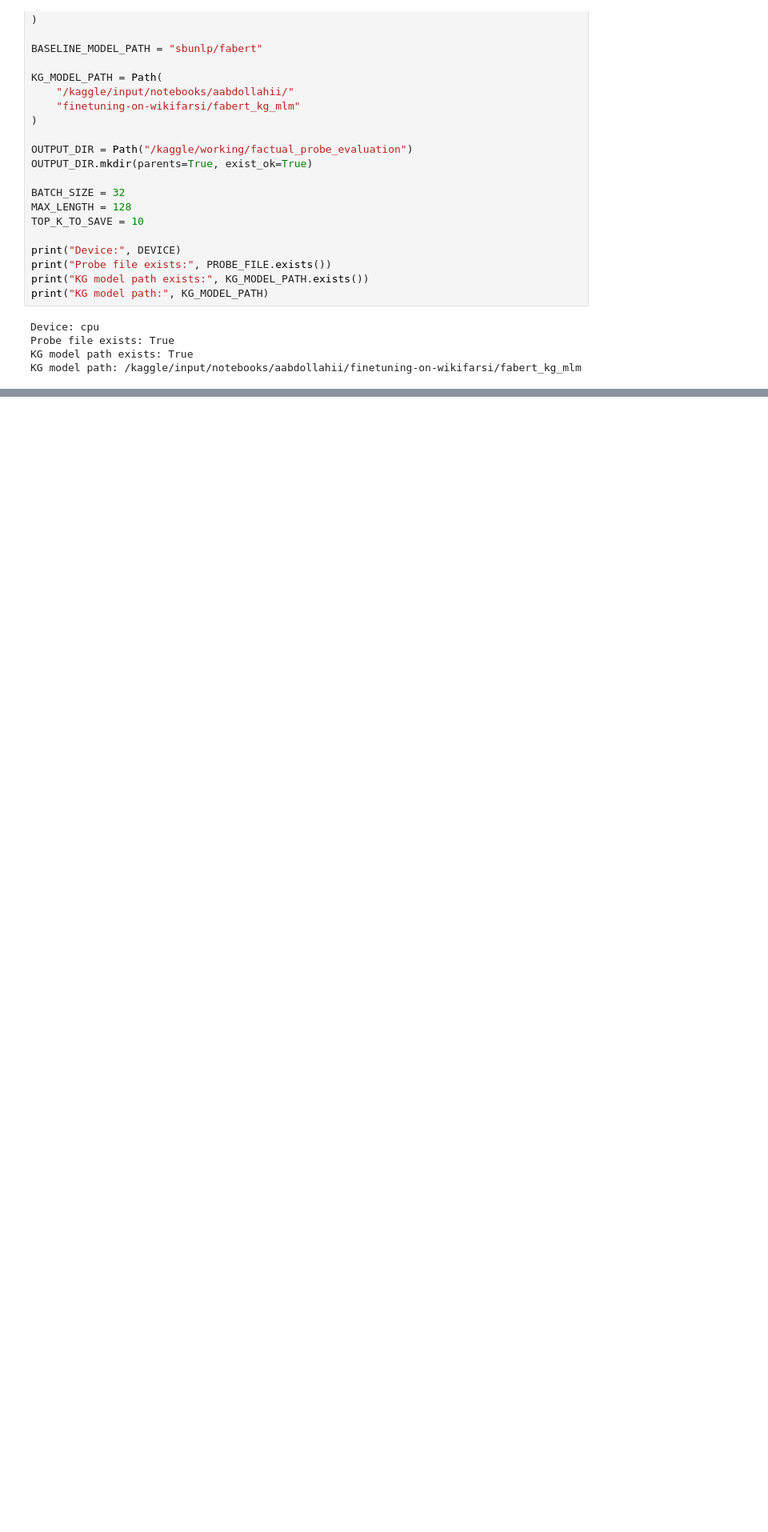
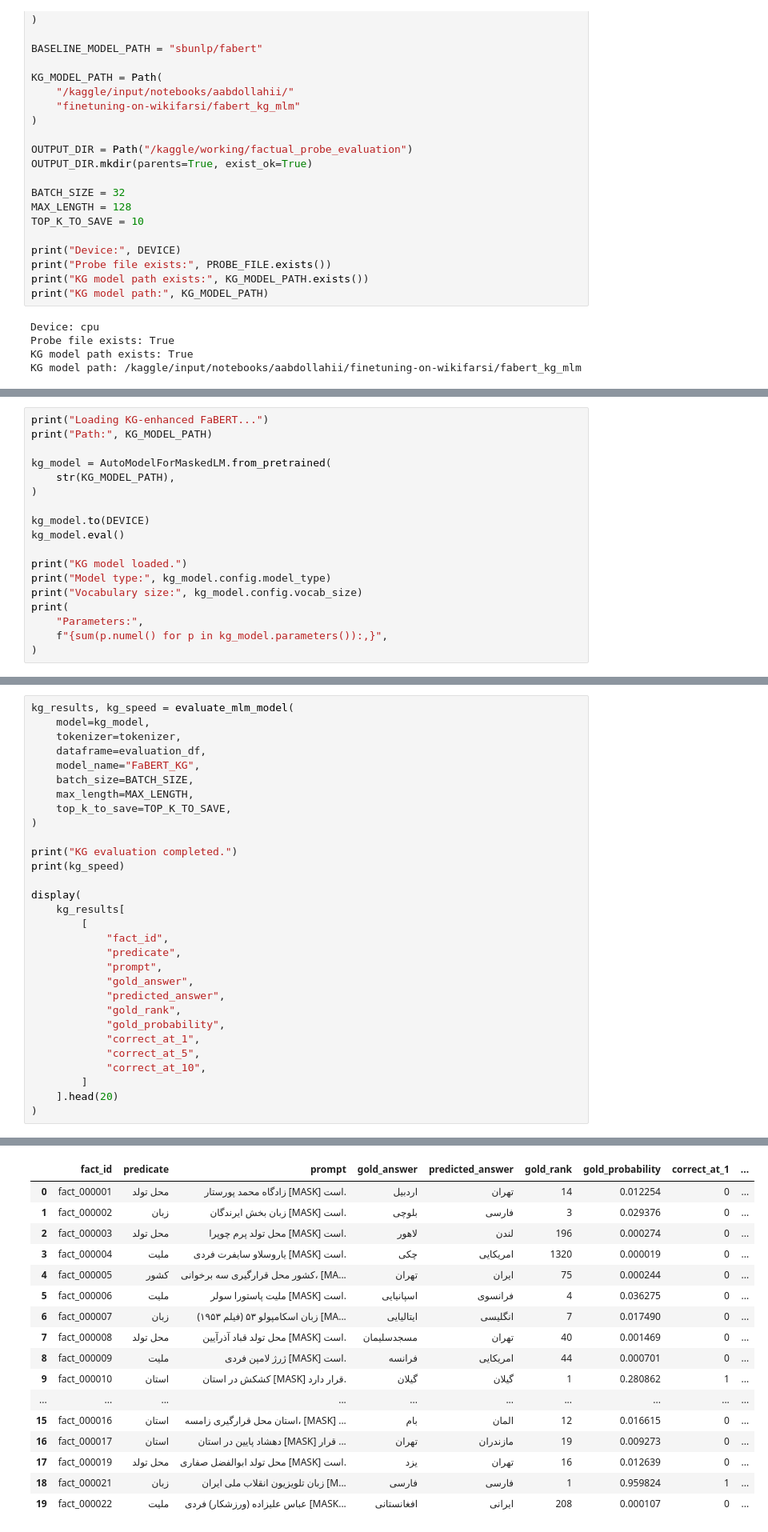
Before and after one commit to alabhastam/Powerful-Combination-of-FaBERT-and-Farsnet, a Jupyter notebook: 7-final-testing-fabert.ipynb, the cells around one changed output, grey strips where cells are left out. Shown at 80% size. Saved outputs shown, nothing was run; the diff lists cells and outputs as text; blank space fills up the shorter version.

```diff
--- a/7-final-testing-fabert.ipynb
+++ b/7-final-testing-fabert.ipynb
@@ -460,0 +1050,18 @@ KG model path: /kaggle/input/notebooks/aabdollahii/finetuning-on-wikifarsi/faber
+# %%
+print("Loading KG-enhanced FaBERT...")
+print("Path:", KG_MODEL_PATH)
+
+kg_model = AutoModelForMaskedLM.from_pretrained(
+    str(KG_MODEL_PATH),
+)
+
+kg_model.to(DEVICE)
+kg_model.eval()
+
+print("KG model loaded.")
+print("Model type:", kg_model.config.model_type)
+print("Vocabulary size:", kg_model.config.vocab_size)
+print(
+    "Parameters:",
+    f"{sum(p.numel() for p in kg_model.parameters()):,}",
+)
@@ -460,0 +1075,31 @@ KG model path: /kaggle/input/notebooks/aabdollahii/finetuning-on-wikifarsi/faber
+# %%
+kg_results, kg_speed = evaluate_mlm_model(
+    model=kg_model,
+    tokenizer=tokenizer,
+    dataframe=evaluation_df,
+    model_name="FaBERT_KG",
+    batch_size=BATCH_SIZE,
+    max_length=MAX_LENGTH,
+    top_k_to_save=TOP_K_TO_SAVE,
+)
+
+print("KG evaluation completed.")
+print(kg_speed)
+
+display(
+    kg_results[
+        [
+            "fact_id",
+            "predicate",
+            "prompt",
+            "gold_answer",
+            "predicted_answer",
+            "gold_rank",
+            "gold_probability",
+            "correct_at_1",
+            "correct_at_5",
+            "correct_at_10",
+        ]
+    ].head(20)
+)
+# %% [output]
@@ -460,0 +1108,17 @@ KG model path: /kaggle/input/notebooks/aabdollahii/finetuning-on-wikifarsi/faber
+|  | fact_id | predicate | prompt | gold_answer | predicted_answer | gold_rank | gold_probability | correct_at_1 | ... |
+| 0 | fact_000001 | محل تولد | زادگاه محمد پورستار [MASK] است. | اردبیل | تهران | 14 | 0.012254 | 0 | ... |
+| 1 | fact_000002 | زبان | زبان بخش ایرندگان [MASK] است. | بلوچی | فارسی | 3 | 0.029376 | 0 | ... |
+| 2 | fact_000003 | محل تولد | محل تولد پرم چوپرا [MASK] است. | لاهور | لندن | 196 | 0.000274 | 0 | ... |
+| 3 | fact_000004 | ملیت | یاروسلاو سایفرت فردی [MASK] است. | چکی | امریکایی | 1320 | 0.000019 | 0 | ... |
+| 4 | fact_000005 | کشور | کشور محل قرارگیری سه برخوانی، [MA... | تهران | ایران | 75 | 0.000244 | 0 | ... |
+| 5 | fact_000006 | ملیت | ملیت پاستورا سولر [MASK] است. | اسپانیایی | فرانسوی | 4 | 0.036275 | 0 | ... |
+| 6 | fact_000007 | زبان | زبان اسکامپولو ۵۳ (فیلم ۱۹۵۳) [MA... | ایتالیایی | انگلیسی | 7 | 0.017490 | 0 | ... |
+| 7 | fact_000008 | محل تولد | محل تولد قباد آذرآیین [MASK] است. | مسجدسلیمان | تهران | 40 | 0.001469 | 0 | ... |
+| 8 | fact_000009 | ملیت | ژرژ لامپن فردی [MASK] است. | فرانسه | امریکایی | 44 | 0.000701 | 0 | ... |
+| 9 | fact_000010 | استان | کشکش در استان [MASK] قرار دارد. | گیلان | گیلان | 1 | 0.280862 | 1 | ... |
+| ... | ... | ... | ... | ... | ... | ... | ... | ... | ... |
+| 15 | fact_000016 | استان | استان محل قرارگیری زامسه، [MASK] ... | بام | المان | 12 | 0.016615 | 0 | ... |
+| 16 | fact_000017 | استان | دهشاد پایین در استان [MASK] قرار ... | تهران | مازندران | 19 | 0.009273 | 0 | ... |
+| 17 | fact_000019 | محل تولد | محل تولد ابوالفضل صفاری [MASK] است. | یزد | تهران | 16 | 0.012639 | 0 | ... |
+| 18 | fact_000021 | زبان | زبان تلویزیون انقلاب ملی ایران [M... | فارسی | فارسی | 1 | 0.959824 | 1 | ... |
+| 19 | fact_000022 | ملیت | عباس علیزاده (ورزشکار) فردی [MASK... | افغانستانی | ایرانی | 208 | 0.000107 | 0 | ... |
```
Also changed, not shown: parts of 16 cells of this notebook.
